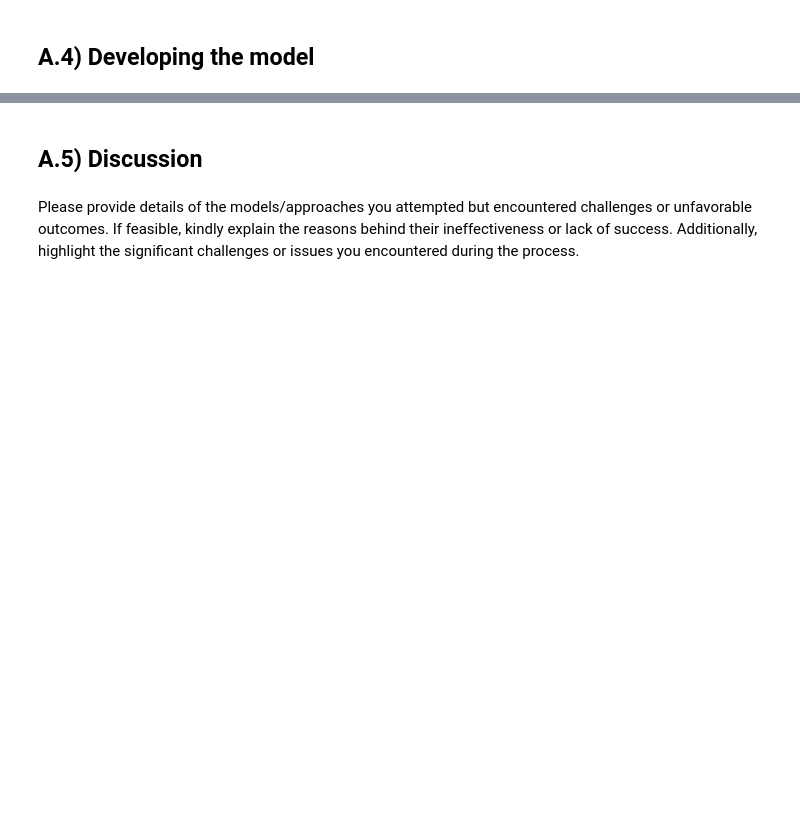
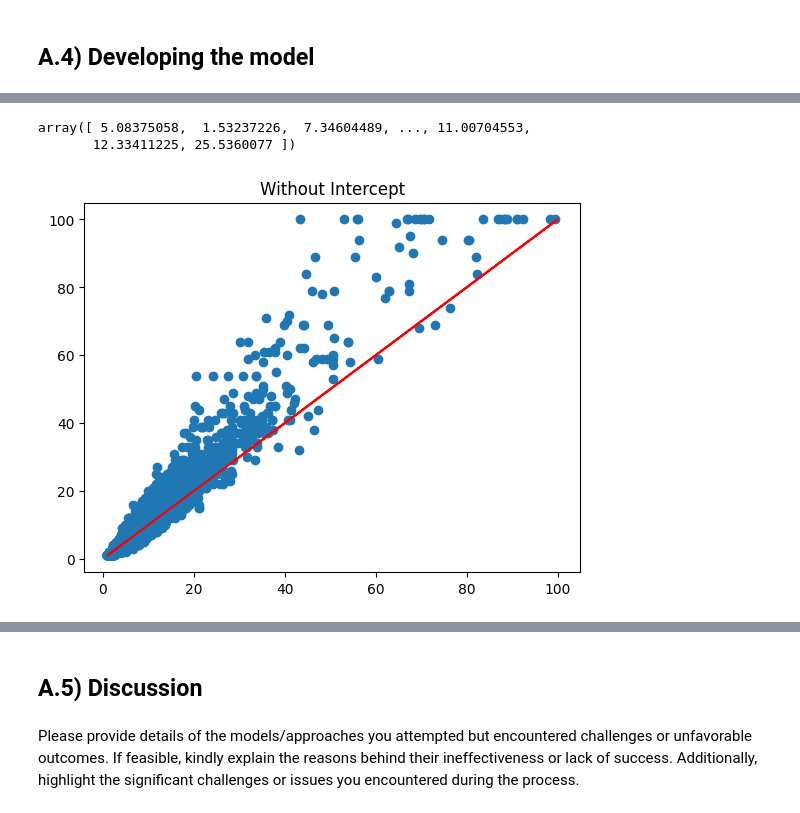
Before and after one commit to pdhanoa/cs390-project, a Jupyter notebook: Kaggle/data/Prediction_problem_report.ipynb, the cells around one changed output, grey strips where cells are left out. Cells and saved outputs as stored; diff of their text form; code cells hidden in the pictures; blank space fills up the shorter version.

```diff
--- a/Kaggle/data/Prediction_problem_report.ipynb
+++ b/Kaggle/data/Prediction_problem_report.ipynb
@@ -51,0 +122,34 @@ Mention the logical sequence of steps taken to obtain the final model.
+# %%
+catmodel = CatBoostRegressor(random_state=0).fit(X,y)
+xgbmodel = xgb.XGBRegressor(random_state=0).fit(X,y)
+
+cat_preds = catmodel.predict(test)
+xgb_preds = xgbmodel.predict(test)
+
+# Transforming values back to not log form
+cat_pred_y = np.exp(catmodel.predict(test))
+xgb_pred_y = np.exp(xgbmodel.predict(test))
+test_preds = 0.8*cat_pred_y + 0.2*xgb_pred_y
+
+test_preds += 2.5
+
+predictions = pd.DataFrame({'id':test_ids,'y':test_preds})
+
+predictions.to_csv('catxgbintercept.csv',index=False) # RMSE is 8.68
+# %%
+# SEE BELOW FOR PLOTS WITHOUT AND WITHOUT INTERCEPT ON TRAINING DATA
+
+cat_pred_y = np.exp(catmodel.predict(X))#
+xgb_pred_y = np.exp(xgbmodel.predict(X))
+test_pred_x = 0.8*cat_pred_y + 0.2*xgb_pred_y
+test_pred_x
+# %% [output]
+array([ 5.08375058,  1.53237226,  7.34604489, ..., 11.00704553,
+       12.33411225, 25.5360077 ])
+# %%
+plt.scatter(test_pred_x, np.exp(y))
+plt.plot(np.exp(y), np.exp(y), c='red')
+plt.title("Without Intercept")
+plt.show()
+# %% [output]
+[figure, added]
```
Also changed, not shown: parts of 14 cells of this notebook, 1 other file.
